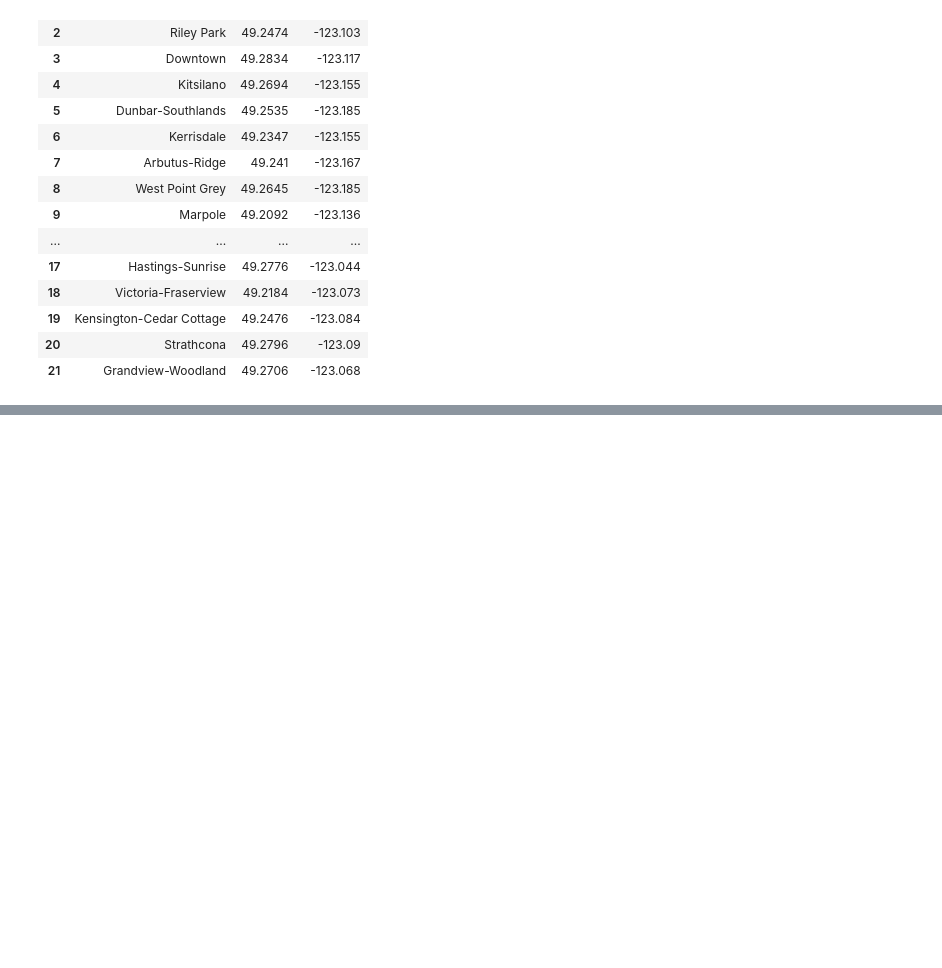
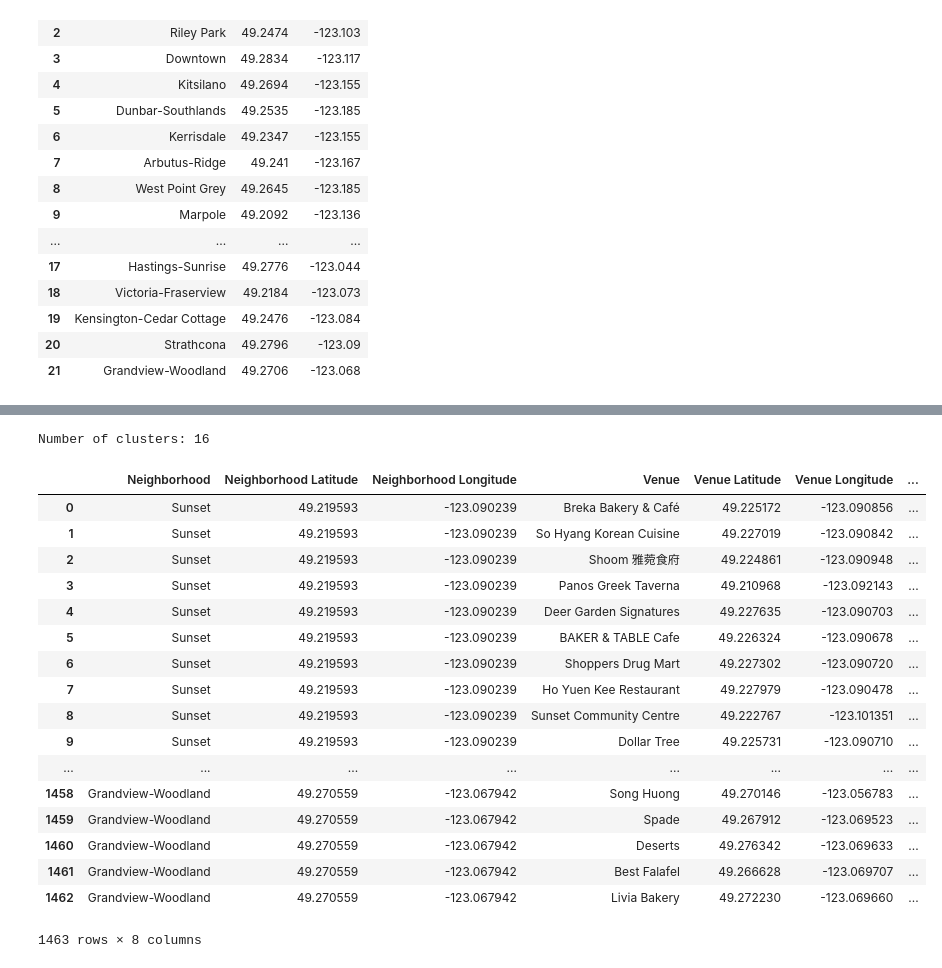
Before and after one commit to anduleh/exploring-vancouver, a Jupyter notebook: test.ipynb, the cells around one changed output, grey strips where cells are left out. Cells and saved outputs as stored; diff of their text form; code cells hidden in the pictures; blank space fills up the shorter version.

```diff
--- a/test.ipynb
+++ b/test.ipynb
@@ -66,0 +91,13 @@ map_vancouver
+# %%
+# FourSquare Query URL
+LIMIT=100
+radius=500
+url = 'https://api.foursquare.com/v2/venues/explore?&client_id={}&client_secret={}&v={}&ll={},{}&radius={}&limit={}'.format(
+    CLIENT_ID,
+    CLIENT_SECRET,
+    VERSION,
+    first_n_lat,
+    first_n_lon,
+    radius,
+    LIMIT)
+url
@@ -66,0 +106,3 @@ map_vancouver
+# %%
+results = requests.get(url).json()
+results["response"]['groups'][0]['items']
@@ -66,0 +235,36 @@ map_vancouver
+# %%
+coords = vancouver_venues[['Venue Latitude', 'Venue Longitude']].values
+# %%
+kms_per_radian = 10000
+epsilon = 1.0 / kms_per_radian # Max distance points can be from each other
+db = DBSCAN(eps=epsilon, min_samples=1, algorithm='ball_tree', metric='haversine').fit(np.radians(coords))
+
+cluster_labels = db.labels_
+num_clusters = len(set(cluster_labels))
+clusters = pd.Series([coords[cluster_labels == n] for n in range(num_clusters)])
+print('Number of clusters: {}'.format(num_clusters))
+# %% [output]
+Number of clusters: 16
+# %%
+# Add the clusters to the nairobi_restaurants dataframe
+vancouver_venues["cluster"] = cluster_labels
+vancouver_venues
+# %% [output]
+|  | Neighborhood | Neighborhood Latitude | Neighborhood Longitude | Venue | Venue Latitude | Venue Longitude | ... |
+| 0 | Sunset | 49.219593 | -123.090239 | Breka Bakery & Café | 49.225172 | -123.090856 | ... |
+| 1 | Sunset | 49.219593 | -123.090239 | So Hyang Korean Cuisine | 49.227019 | -123.090842 | ... |
+| 2 | Sunset | 49.219593 | -123.090239 | Shoom 雅菀食府 | 49.224861 | -123.090948 | ... |
+| 3 | Sunset | 49.219593 | -123.090239 | Panos Greek Taverna | 49.210968 | -123.092143 | ... |
+| 4 | Sunset | 49.219593 | -123.090239 | Deer Garden Signatures | 49.227635 | -123.090703 | ... |
+| 5 | Sunset | 49.219593 | -123.090239 | BAKER & TABLE Cafe | 49.226324 | -123.090678 | ... |
+| 6 | Sunset | 49.219593 | -123.090239 | Shoppers Drug Mart | 49.227302 | -123.090720 | ... |
+| 7 | Sunset | 49.219593 | -123.090239 | Ho Yuen Kee Restaurant | 49.227979 | -123.090478 | ... |
+| 8 | Sunset | 49.219593 | -123.090239 | Sunset Community Centre | 49.222767 | -123.101351 | ... |
+| 9 | Sunset | 49.219593 | -123.090239 | Dollar Tree | 49.225731 | -123.090710 | ... |
+| ... | ... | ... | ... | ... | ... | ... | ... |
+| 1458 | Grandview-Woodland | 49.270559 | -123.067942 | Song Huong | 49.270146 | -123.056783 | ... |
+| 1459 | Grandview-Woodland | 49.270559 | -123.067942 | Spade | 49.267912 | -123.069523 | ... |
+| 1460 | Grandview-Woodland | 49.270559 | -123.067942 | Deserts | 49.276342 | -123.069633 | ... |
+| 1461 | Grandview-Woodland | 49.270559 | -123.067942 | Best Falafel | 49.266628 | -123.069707 | ... |
+| 1462 | Grandview-Woodland | 49.270559 | -123.067942 | Livia Bakery | 49.272230 | -123.069660 | ... |
+1463 rows × 8 columns
```
Also changed, not shown: parts of 15 cells of this notebook.
